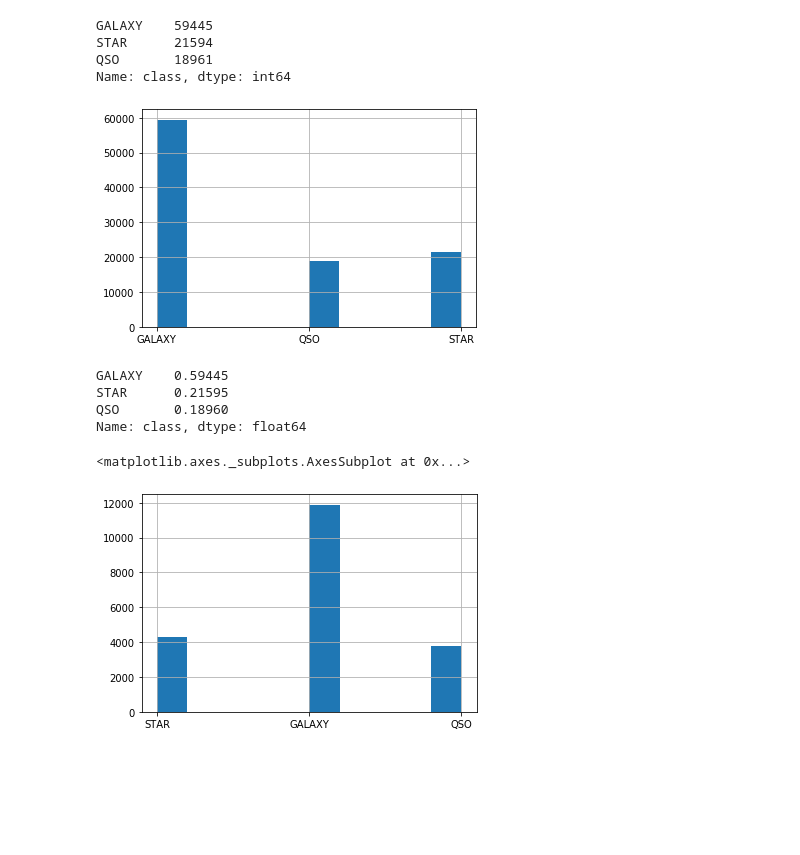
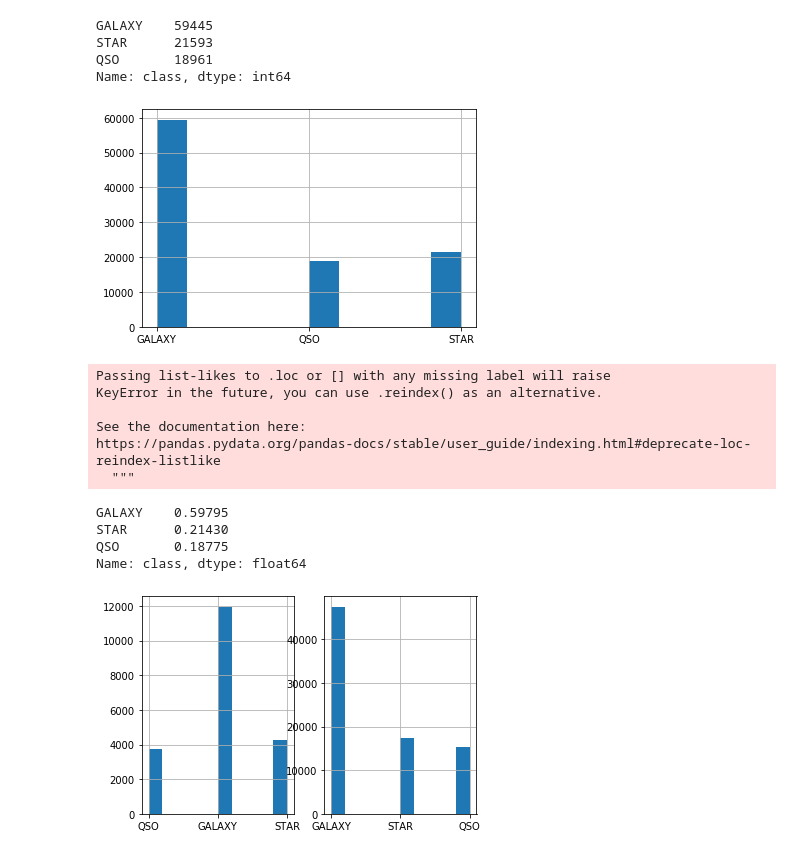
Before and after one commit to ElliottDenis/IRIDIA-ML-internship, a Jupyter notebook: (SDSS) Predicting star types using photometric measurements.ipynb, the cells around one changed output. Drawn from its saved outputs; the diff is of its cells as text; code cells hidden in the pictures; blank space fills up the shorter version.

```diff
--- a/(SDSS) Predicting star types using photometric measurements.ipynb
+++ b/(SDSS) Predicting star types using photometric measurements.ipynb
@@ -73,0 +73,7 @@ star_classification.describe()
+# %%
+# select the row with u or z or g below 0 (should not be allowed)
+outliers = star_classification[(star_classification["u"] <= 0)
+                               | (star_classification["z"] <= 0)
+                               | (star_classification["g"] <= 0)]
+outliers
+# we notice that it is only one object which was classified as a star
@@ -73,0 +83,5 @@ star_classification.describe()
+# %%
+# drop the row corresponding to the outlier
+star_classification = star_classification.drop(outliers.index, axis=0)
+# check that we indeed got rid of one row - yes, from 100,000 to 99,999
+star_classification.info()
@@ -95,7 +124,7 @@ star_classification["class"].hist()
 star_classification["class"].value_counts()
 # %% [output]
 GALAXY    59445
-STAR      21594
+STAR      21593
 QSO       18961
 Name: class, dtype: int64
 [figure]
@@ -110,13 +139,23 @@ for train_index, test_index in split.split(star_classification, star_classificat
 # will indicate the proportion of districts in each category
 strat_test_set["class"].value_counts() / len(strat_test_set)
 # %% [output]
-GALAXY    0.59445
-STAR      0.21595
-QSO       0.18960
-Name: class, dtype: float64
+Passing list-likes to .loc or [] with any missing label will raise
+KeyError in the future, you can use .reindex() as an alternative.
+
+See the documentation here:
+https://pandas.pydata.org/pandas-docs/stable/user_guide/indexing.html#deprecate-loc-reindex-listlike
+  """
+GALAXY    0.59795
+STAR      0.21430
+QSO       0.18775
+Name: class, dtype: float64
 # %%
 # make sure we keep the same distribution
+plt.subplot(1,2,1)
 strat_test_set["class"].hist()
+plt.subplot(1,2,2)
+strat_train_set["class"].hist()
+
+plt.show()
 # %% [output]
-<matplotlib.axes._subplots.AxesSubplot at 0x...>
-[figure, old version]
+[figure, new version]
```
Also changed, not shown: parts of 42 cells of this notebook.
